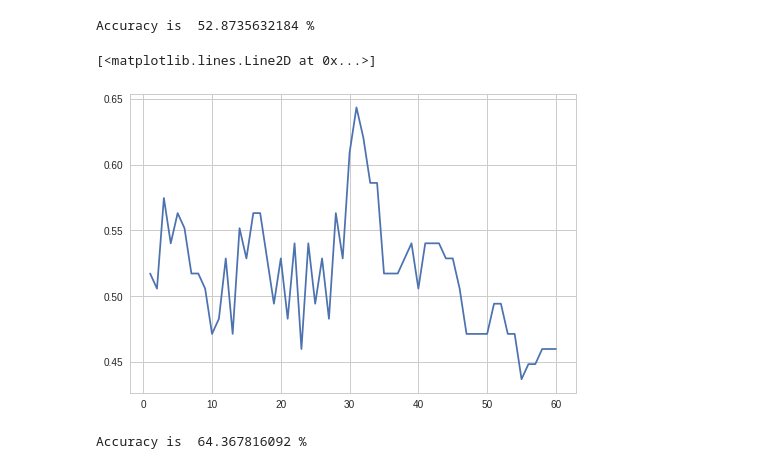
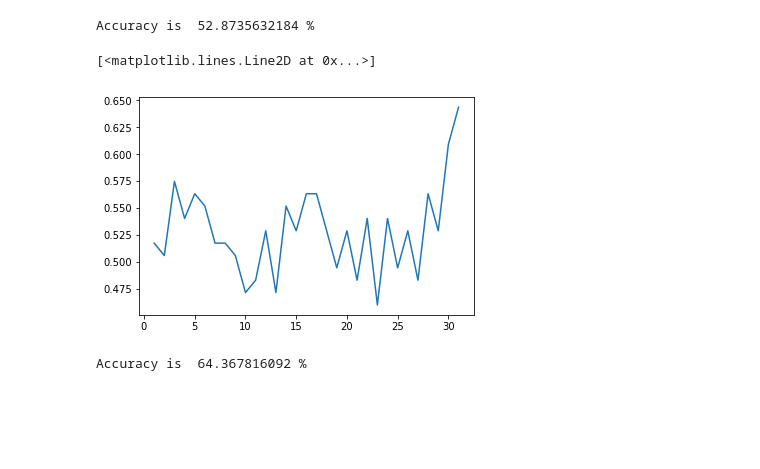
Before and after one commit to XInterns/IPL-Sparkers-2017-Interns, a Jupyter notebook: src/Match Outcome Prediction with IPL Data (Soham).ipynb, the cells around one changed output. Saved outputs shown, nothing was run; the diff lists cells and outputs as text; code cells hidden in the pictures; blank space fills up the shorter version.

```diff
--- a/src/Match Outcome Prediction with IPL Data (Soham).ipynb
+++ b/src/Match Outcome Prediction with IPL Data (Soham).ipynb
@@ -32,8 +32,6 @@ import pandas as pd #lets us handle data as dataframes
 pd.set_option('display.width', 500)
 pd.set_option('display.max_columns', 100)
 pd.set_option('display.notebook_repr_html', True)
-import seaborn as sns
-sns.set(style="whitegrid", color_codes=True)
 from __future__ import division
 # %% [markdown]
 ## Data Mining
@@ -629,17 +628,17 @@ print "Accuracy is ", metrics.accuracy_score(Y_timetest_arr, timepredicted)*100,
 Accuracy is  52.8735632184 %
 # %%
 # KNN Classification on time-based split sets
-k_range = list(range(1, 61))
+k_range = list(range(1, 32))
 k_score = []
 for k in k_range:
     knn = KNeighborsClassifier(n_neighbors = k)
     knn.fit(X_timetrain, Y_timetrain_arr)
     y_pred = knn.predict(X_timetest)
     k_score.append(metrics.accuracy_score(Y_timetest_arr, y_pred))
 plt.plot(k_range, k_score)
 # %% [output]
 [<matplotlib.lines.Line2D at 0x...>]
-[figure, old version]
+[figure, new version]
 # %%
 # Best values of k in time-based split data
 knn1 = KNeighborsClassifier(n_neighbors = 31)
```
Also changed, not shown: parts of 12 cells of this notebook.
